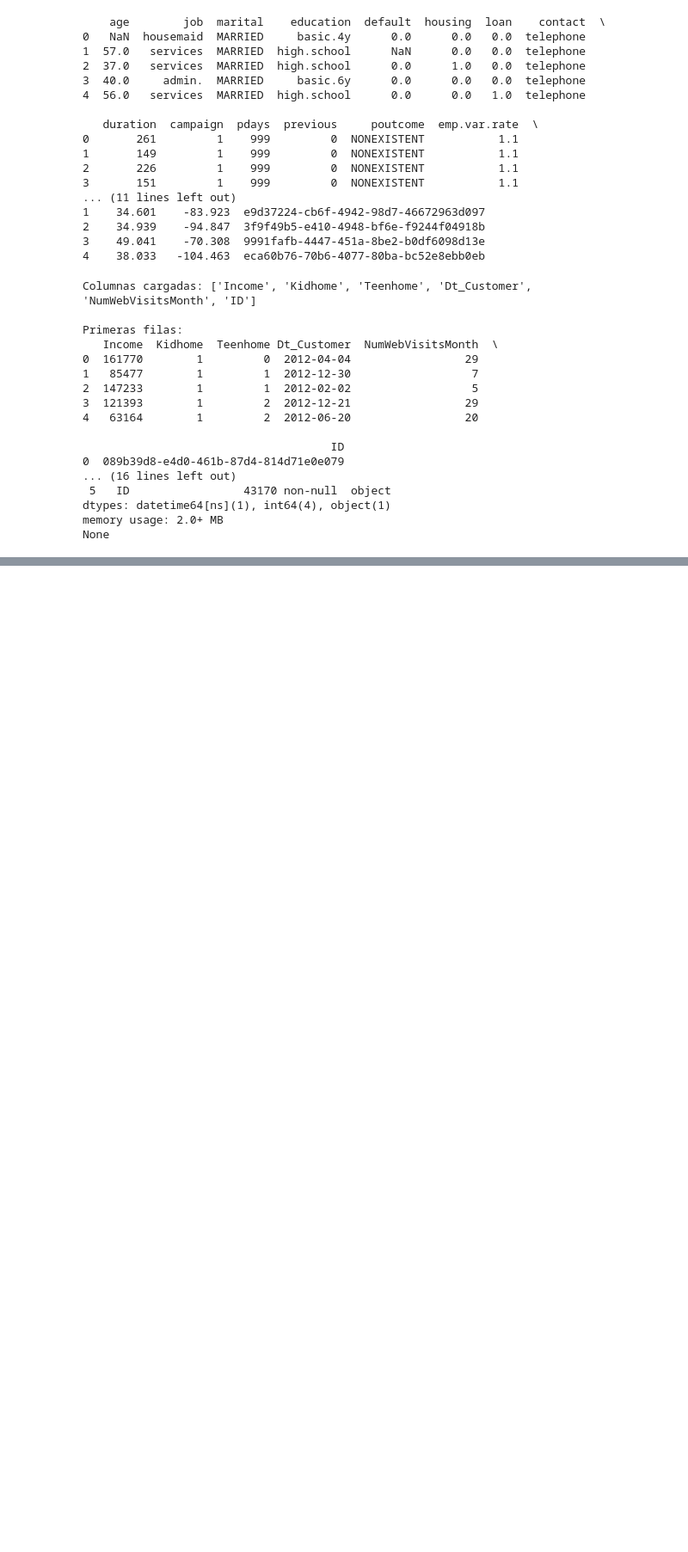
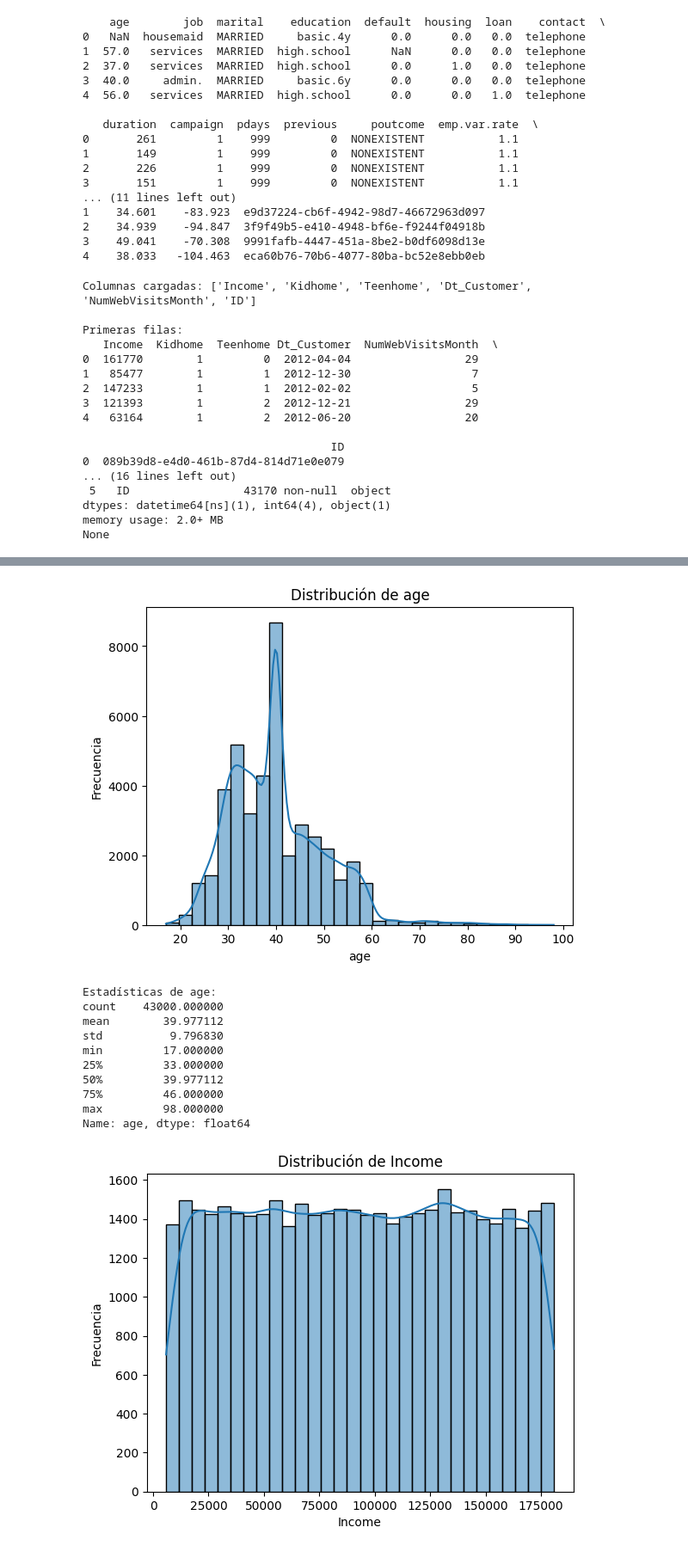
Before and after one commit to JOMARCO4/LABORATORIO, a Jupyter notebook: PROJECT 4 - EDA CON PYTHON/entrega.ipynb, the cells around one changed output, grey strips where cells are left out. Shown at 86% size. Drawn from its saved outputs; the diff is of its cells as text; code cells hidden in the pictures; blank space fills up the shorter version.

```diff
--- a/PROJECT 4 - EDA CON PYTHON/entrega.ipynb
+++ b/PROJECT 4 - EDA CON PYTHON/entrega.ipynb
@@ -158,0 +346,26 @@ dtype: float64
+# %%
+        # 2. Distribución de variables numéricas
+numericas = ['age', 'Income', 'duration', 'NumWebVisitsMonth']
+
+for col in numericas:
+    plt.figure()
+    sns.histplot(data=merged_df, x=col, kde=True, bins=30)
+    plt.title(f'Distribución de {col}')
+    plt.xlabel(col)
+    plt.ylabel('Frecuencia')
+    plt.show()
+
+    print(f"\nEstadísticas de {col}:\n{merged_df[col].describe()}\n")
+# %% [output]
+[figure, added]
+Estadísticas de age:
+count    43000.000000
+mean        39.977112
+std          9.796830
+min         17.000000
+25%         33.000000
+50%         39.977112
+75%         46.000000
+max         98.000000
+Name: age, dtype: float64
+[figure, added]
```
Also changed, not shown: parts of 15 cells of this notebook.
